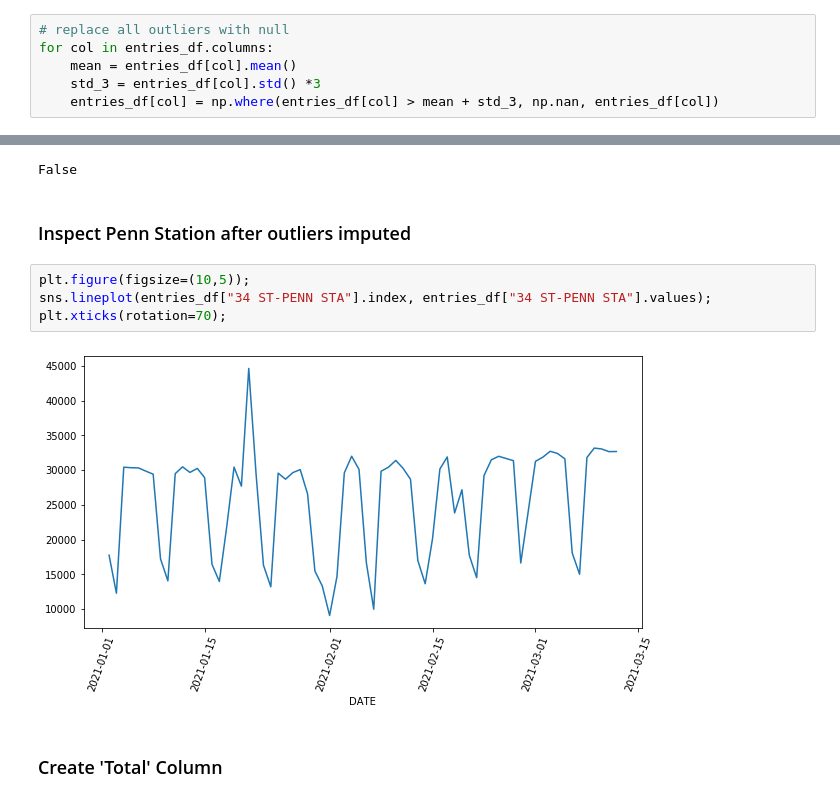
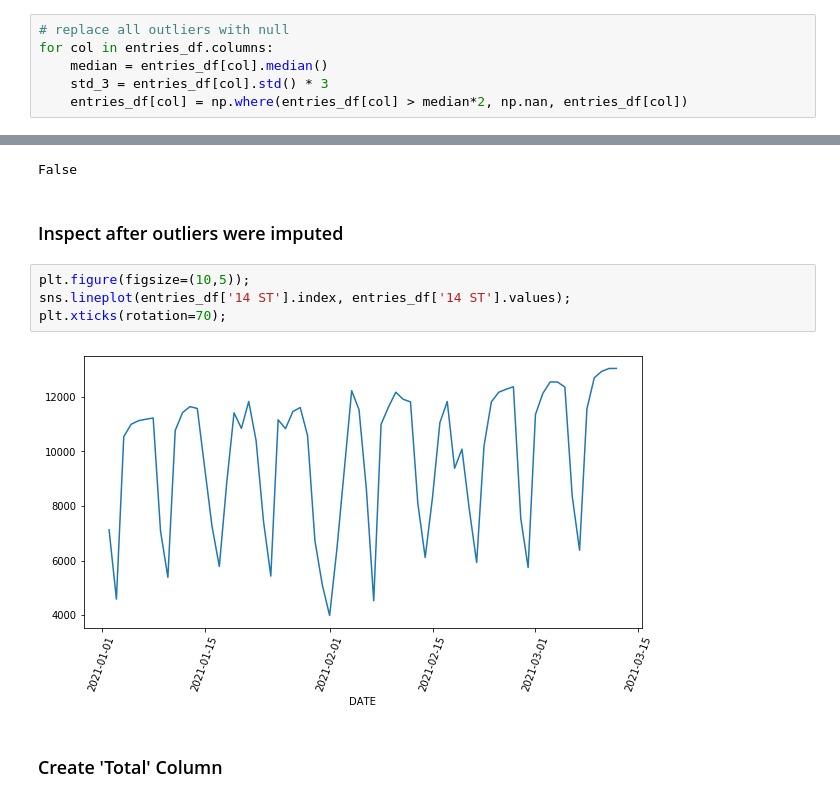
Before and after one commit to justinm0rgan/mta-turnstile-covid, a Jupyter notebook: collection-and-cleaning.ipynb, the cells around one changed output, grey strips where cells are left out. Drawn from its saved outputs; the diff is of its cells as text.

```diff
--- a/collection-and-cleaning.ipynb
+++ b/collection-and-cleaning.ipynb
@@ -415,9 +416,9 @@ plt.xticks(rotation=70);
 # %%
 # replace all outliers with null
 for col in entries_df.columns:
-    mean = entries_df[col].mean()
-    std_3 = entries_df[col].std() *3
-    entries_df[col] = np.where(entries_df[col] > mean + std_3, np.nan, entries_df[col])
+    median = entries_df[col].median()
+    std_3 = entries_df[col].std() * 3
+    entries_df[col] = np.where(entries_df[col] > median*2, np.nan, entries_df[col])
 # %%
 # inspect all nulls that were added due to outliers
 entries_df.isnull().sum()
@@ -447,13 +448,13 @@ entries_df.isnull().sum().any()
 # %% [output]
 False
 # %% [markdown]
-### Inspect Penn Station after outliers imputed
+### Inspect after outliers were imputed
 # %%
 plt.figure(figsize=(10,5));
-sns.lineplot(entries_df["34 ST-PENN STA"].index, entries_df["34 ST-PENN STA"].values);
+sns.lineplot(entries_df['14 ST'].index, entries_df['14 ST'].values);
 plt.xticks(rotation=70);
 # %% [output]
-[figure, old version]
+[figure, new version]
 # %% [markdown]
 ### Create 'Total' Column
 # %%
```
Also changed, not shown: parts of 5 cells of this notebook, 2 other files.
